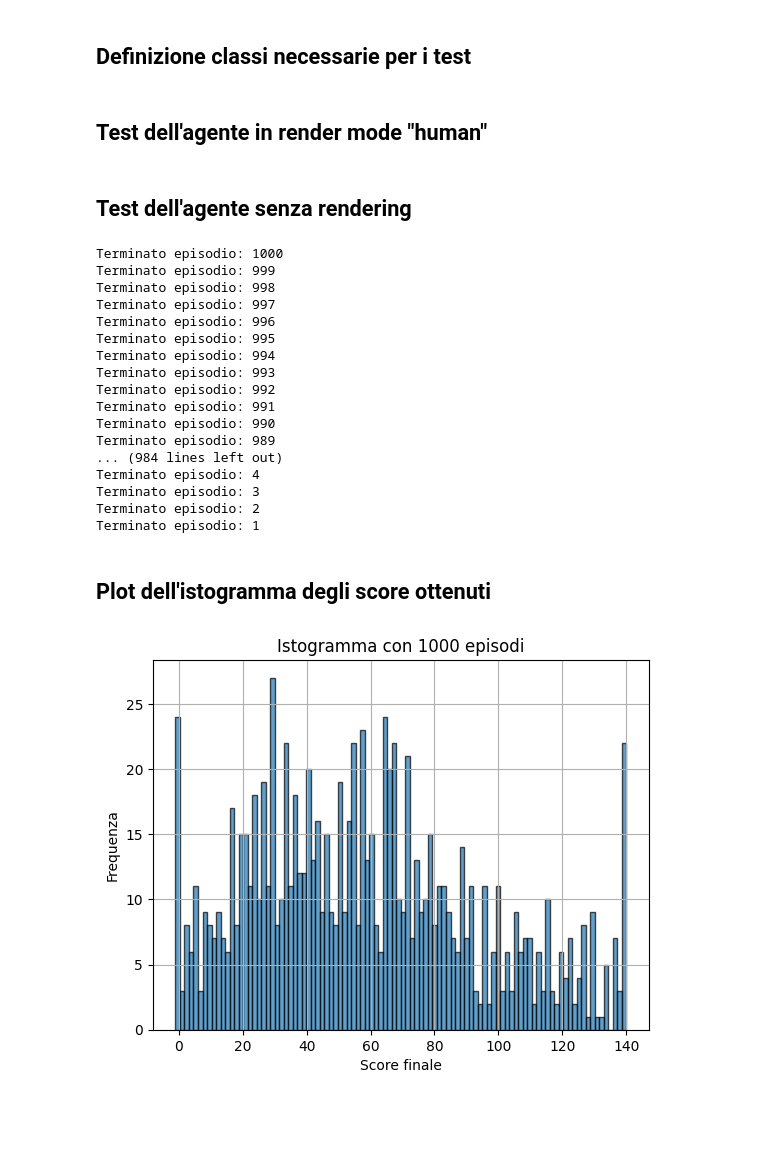
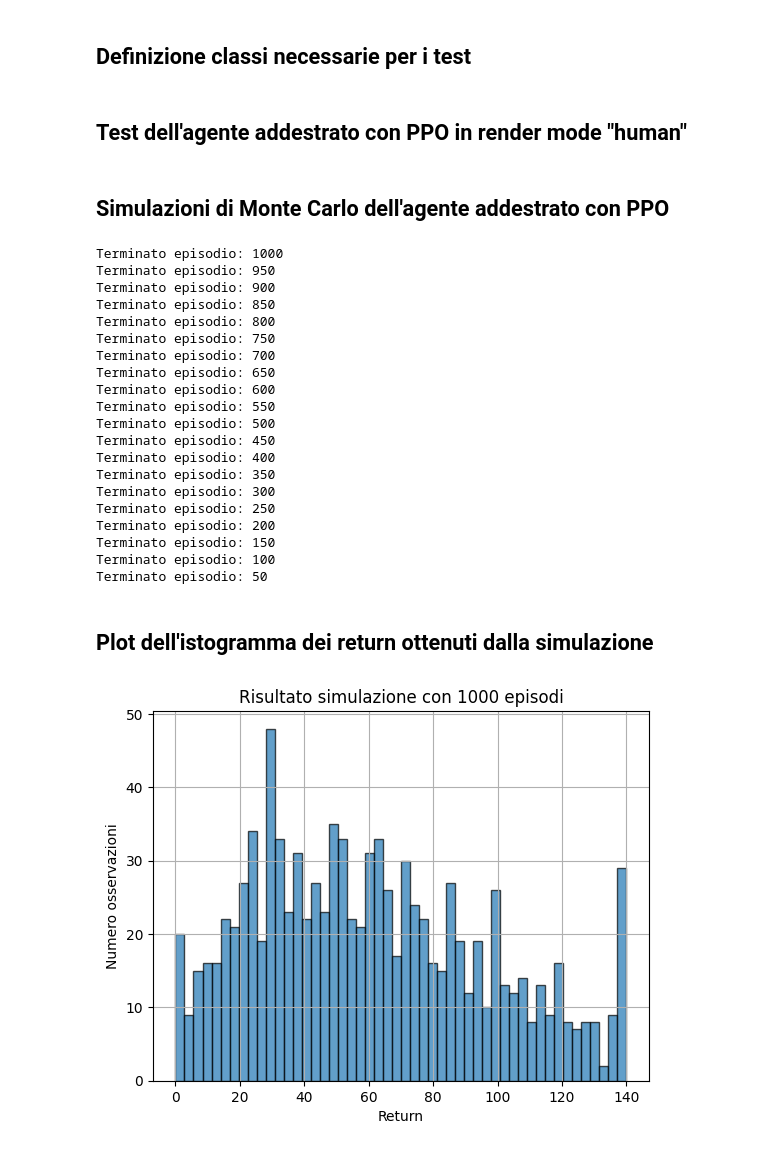
Before and after one commit to kevix01/rl_project, a Jupyter notebook: test_trained_agent_PPO.ipynb, the cells around one changed output. Cells and saved outputs as stored; diff of their text form; code cells hidden in the pictures; blank space fills up the shorter version.

Commit message:
Cambio visualizzazione istogramma finale

```diff
--- a/test_trained_agent_PPO.ipynb
+++ b/test_trained_agent_PPO.ipynb
@@ -64,12 +58,10 @@ model_path = (
     "cleanrl_ppo_v2_s12_240115_1705274806.pt"
 )
 # %% [markdown]
-## Test dell'agente in render mode "human"
+## Test dell'agente addestrato con PPO in render mode "human"
 # %%
 n_episode = 3
 env = gym.make("gym_snakegame/SnakeGame-v0", board_size=board_size, n_channel=4, render_mode=None)
-#env = RecordVideo(env, ".", episode_trigger=lambda x: True, name_prefix="episode")
-env = SnakeActionMask(env)
 env = DtypeObservation(env, np.float32)
 env = TransformObservation(
     env, lambda obs: obs / env.unwrapped.ITEM, Box(0, 1, (n_channel, board_size, board_size), dtype=np.float32)
@@ -83,8 +75,7 @@ agent.load_state_dict(torch.load(model_path,map_location=torch.device('cuda')))
 with torch.inference_mode():
     observation, info = env.reset()
     while n_episode > 0:
-        invalid_action_mask = torch.Tensor(info["action_mask"]).to(device)
-        action = agent.get_action(torch.Tensor(observation).to(device))#, invalid_action_mask=invalid_action_mask)
+        action = agent.get_action(torch.Tensor(observation).to(device))
         observation, reward, terminated, truncated, info = env.step(action)
         if terminated or truncated:
             n_episode -= 1
@@ -92,12 +83,10 @@ with torch.inference_mode():
                 obs, info = env.reset()
 env.close()
 # %% [markdown]
-## Test dell'agente senza rendering
+## Simulazioni di Monte Carlo dell'agente addestrato con PPO
 # %%
-n_episode = 1000
+n_episode = 1000 # Numero di episodi simulati
 env = gym.make("gym_snakegame/SnakeGame-v0", board_size=board_size, n_channel=4, render_mode=None)
-#env = RecordVideo(env, ".", episode_trigger=lambda x: True, name_prefix="episode")
-env = SnakeActionMask(env)
 env = DtypeObservation(env, np.float32)
 env = TransformObservation(
     env, lambda obs: obs / env.unwrapped.ITEM, Box(0, 1, (n_channel, board_size, board_size), dtype=np.float32)
@@ -110,51 +99,52 @@ agent.load_state_dict(torch.load(model_path,map_location=torch.device('cuda')))
 
 # array per salvataggio dei return dei singoli episodi
 returns = np.empty(n_episode)
-score = 0
+total_reward = 0
 
 with torch.inference_mode():
     observation, info = env.reset()
     while n_episode > 0:
-        invalid_action_mask = torch.Tensor(info["action_mask"]).to(device)
-        action = agent.get_action(torch.Tensor(observation).to(device))#, invalid_action_mask=invalid_action_mask)
+        action = agent.get_action(torch.Tensor(observation).to(device))
         observation, reward, terminated, truncated, info = env.step(action)
-        score += reward # incremento dello score
+        total_reward += reward # incremento dell reward totale
         if terminated or truncated:
             if n_episode%50 == 0 : print("Terminato episodio: "+str(n_episode))
-            #print("Terminato episodio: "+str(n_episode))
-            returns[n_episode-1] = score # salvataggio dello score ottenuto sull'array returns
-            score = 0 # azzeramento score per episodio successivo
+            returns[n_episode-1] = total_reward # salvataggio del reward totale ottenuto sull'array returns
+            total_reward = 0 # azzeramento reward totale per episodio successivo
             n_episode -= 1
             if n_episode > 0:
                 obs, info = env.reset()
 env.close()
 # %% [output]
 Terminato episodio: 1000
-Terminato episodio: 999
-Terminato episodio: 998
-Terminato episodio: 997
-Terminato episodio: 996
-Terminato episodio: 995
-Terminato episodio: 994
-Terminato episodio: 993
-Terminato episodio: 992
-Terminato episodio: 991
-Terminato episodio: 990
-Terminato episodio: 989
-... (984 lines left out)
-Terminato episodio: 4
-Terminato episodio: 3
-Terminato episodio: 2
-Terminato episodio: 1
+Terminato episodio: 950
+Terminato episodio: 900
+Terminato episodio: 850
+Terminato episodio: 800
+Terminato episodio: 750
+Terminato episodio: 700
+Terminato episodio: 650
+Terminato episodio: 600
+Terminato episodio: 550
+Terminato episodio: 500
+Terminato episodio: 450
+Terminato episodio: 400
+Terminato episodio: 350
+Terminato episodio: 300
+Terminato episodio: 250
+Terminato episodio: 200
+Terminato episodio: 150
+Terminato episodio: 100
+Terminato episodio: 50
 # %% [markdown]
-## Plot dell'istogramma degli score ottenuti
+## Plot dell'istogramma dei return ottenuti dalla simulazione
 # %%
-plt.hist(returns, bins=100, alpha=0.7, edgecolor="black")
-plt.xlabel("Score finale")
-plt.ylabel("Frequenza")
-plt.title(f"Istogramma con 1000 episodi")
+plt.hist(returns, bins=50, alpha=0.7, edgecolor="black")
+plt.xlabel("Return")
+plt.ylabel("Numero osservazioni")
+plt.title(f"Risultato simulazione con 1000 episodi")
 plt.grid(True)
 plt.show()
 # %% [output]
-[figure, old version]
+[figure, new version]
 # %%
```
Also changed, not shown: parts of 3 cells of this notebook.
